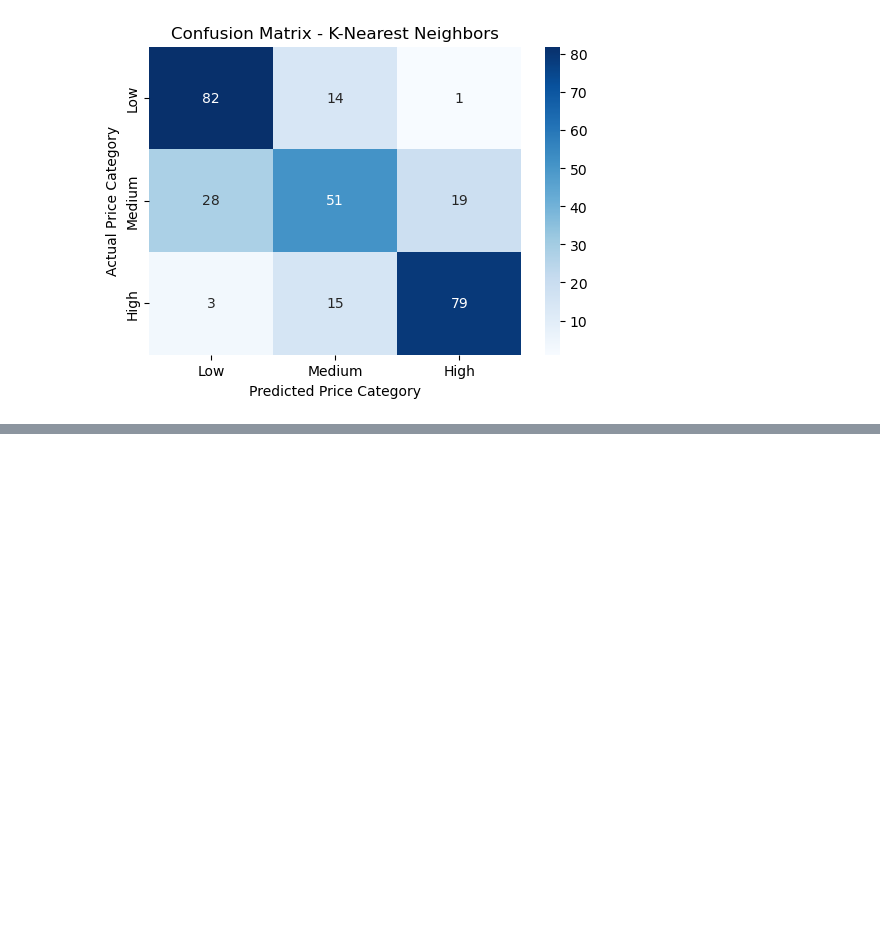
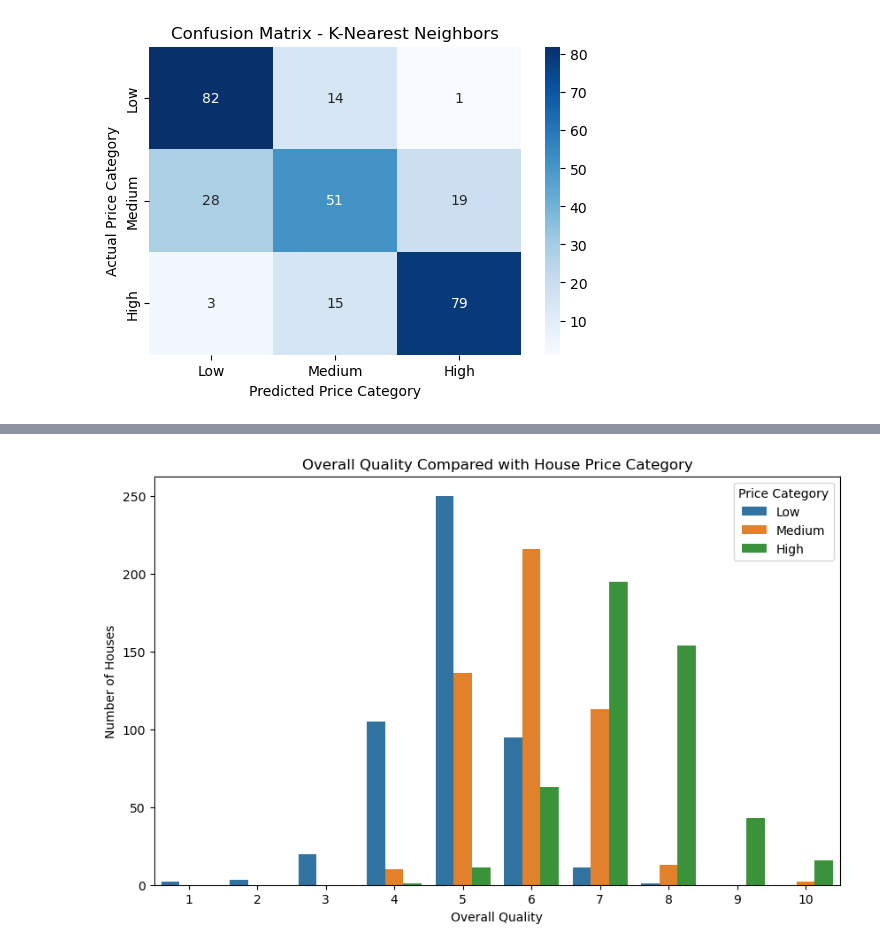
Before and after one commit to MohammadRafi21/House-Prices-Advanced-Regression, a Jupyter notebook: House_Price_Classification.ipynb, the cells around one changed output, grey strips where cells are left out. Drawn from its saved outputs; the diff is of its cells as text; code cells hidden in the pictures; blank space fills up the shorter version.

```diff
--- a/House_Price_Classification.ipynb
+++ b/House_Price_Classification.ipynb
@@ -314,0 +379,15 @@ for model_name, model in models.items():
+# %%
+plt.figure(figsize=(10, 6))
+sns.countplot(
+    x="OverallQual",
+    hue="PriceCategory",
+    data=df,
+    hue_order=["Low", "Medium", "High"]
+)
+plt.title("Overall Quality Compared with House Price Category")
+plt.xlabel("Overall Quality")
+plt.ylabel("Number of Houses")
+plt.legend(title="Price Category")
+plt.show()
+# %% [output]
+[figure, added]
```
Also changed, not shown: parts of 6 cells of this notebook.
